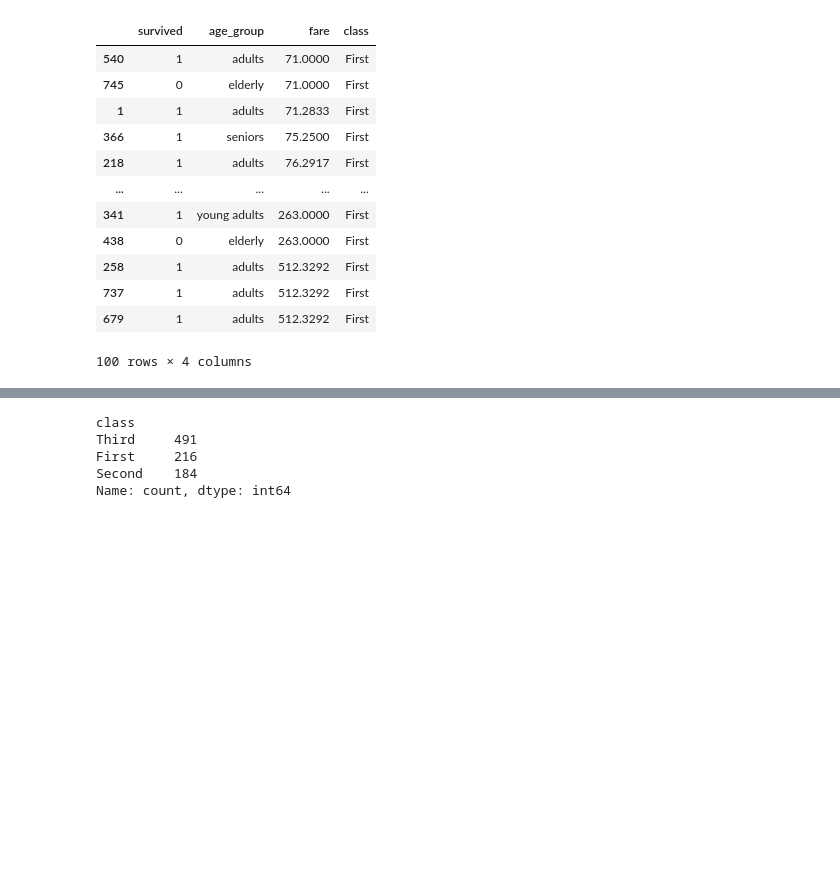
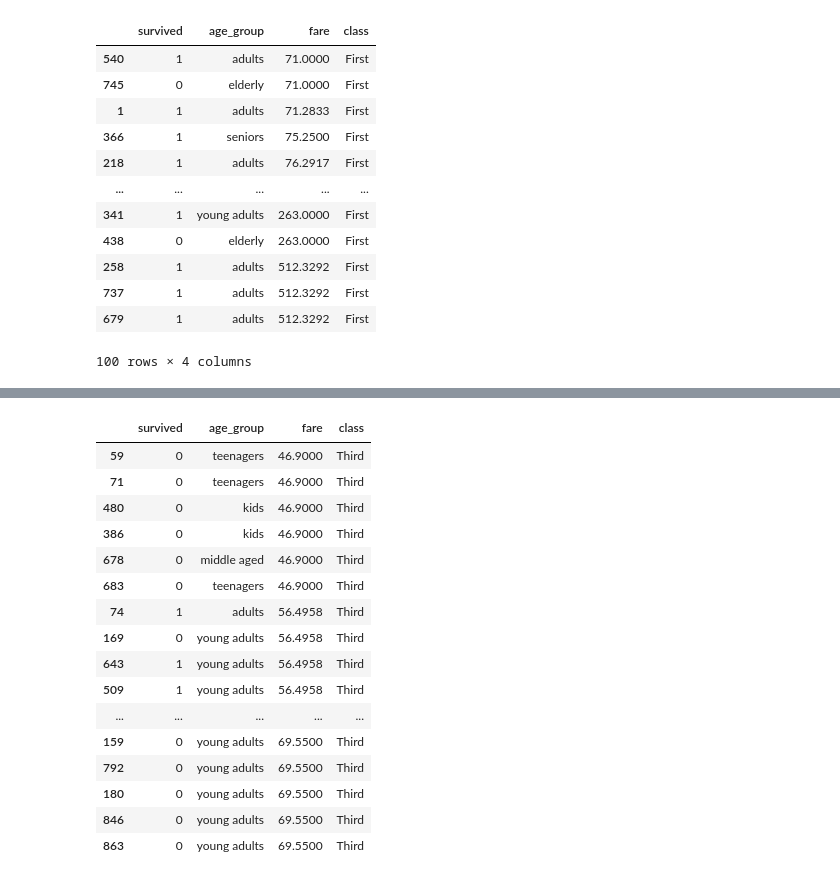
Before and after one commit to shahahmad-dev/exploratory-data-analysis, a Jupyter notebook: 01_pandas.ipynb, the cells around one changed output, grey strips where cells are left out. Cells and saved outputs as stored; diff of their text form; code cells hidden in the pictures; blank space fills up the shorter version.

```diff
--- a/01_pandas.ipynb
+++ b/01_pandas.ipynb
@@ -549,8 +572,20 @@ TypeError: Series.sort_values() got an unexpected keyword argument 'by'
-# %%
-df['class'].value_counts()
-# %% [output]
-class
-Third     491
-First     216
-Second    184
-Name: count, dtype: int64
+# %%
+df_1[(df_1['fare'] > 40) & (df_1['class']=='Third')].sort_values(by='fare')
+# %% [output]
+|  | survived | age_group | fare | class |
+| 59 | 0 | teenagers | 46.9000 | Third |
+| 71 | 0 | teenagers | 46.9000 | Third |
+| 480 | 0 | kids | 46.9000 | Third |
+| 386 | 0 | kids | 46.9000 | Third |
+| 678 | 0 | middle aged | 46.9000 | Third |
+| 683 | 0 | teenagers | 46.9000 | Third |
+| 74 | 1 | adults | 56.4958 | Third |
+| 169 | 0 | young adults | 56.4958 | Third |
+| 643 | 1 | young adults | 56.4958 | Third |
+| 509 | 1 | young adults | 56.4958 | Third |
+| ... | ... | ... | ... | ... |
+| 159 | 0 | young adults | 69.5500 | Third |
+| 792 | 0 | young adults | 69.5500 | Third |
+| 180 | 0 | young adults | 69.5500 | Third |
+| 846 | 0 | young adults | 69.5500 | Third |
+| 863 | 0 | young adults | 69.5500 | Third |
```
Also changed, not shown: parts of 8 cells of this notebook.
